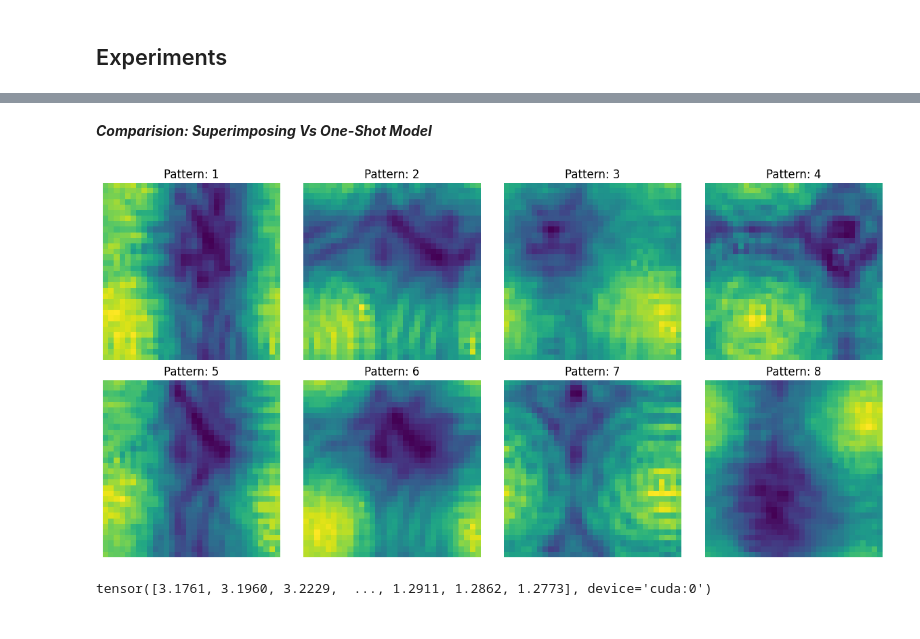
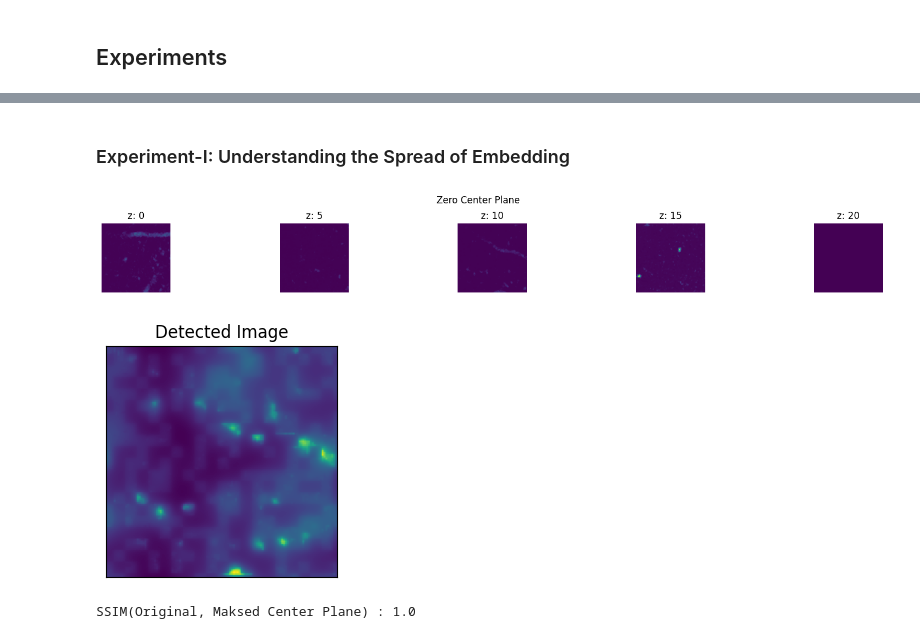
Before and after one commit to sanjith1999/FRIS, a Jupyter notebook: forward_model/forward_model.ipynb, the cells around one changed output, grey strips where cells are left out. Drawn from its saved outputs; the diff is of its cells as text; code cells hidden in the pictures.

```diff
--- a/forward_model/forward_model.ipynb
+++ b/forward_model/forward_model.ipynb
@@ -204,8 +133,12 @@ fm.show_images(rd.X[0].detach().cpu(),cols=7, titles=[f"Image {i}" for i in rang
-# %% [markdown]
-***Comparision: Superimposing Vs One-Shot Model***
-# %%
-fm.init_DMD_patterns(m=8, ep_dx__=ep_dx,ep_dy__=ep_dy,verbose=False)
-d_fm.extended_forward_model(rd.X, object_plane=0, verbose=True)
-# %% [output]
-[figure, removed]
-tensor([3.1761, 3.1960, 3.2229,  ..., 1.2911, 1.2862, 1.2773], device='cuda:0')
+# %% [markdown]
+### Experiment-I: Understanding the Spread of Embedding
+# %%
+X_e1 = rd.X.clone()
+X_e1[0,18:22,:,:] = 0
+vs.show_planes_z(X_e1.detach().cpu().numpy()[0,:,:,:],"Zero Center Plane",[0,5,10,15,20])
+det_img_e1=fm.forward_model(rd.X,verbose=1)
+print(f"SSIM(Original, Maksed Center Plane) : {ssim(det_img_orig.detach().cpu().float().numpy(),det_img_e1.detach().cpu().float().numpy(),data_range=1e-10)}")
+# %% [output]
+[figure, added]
+[figure, added]
+SSIM(Original, Maksed Center Plane) : 1.0
```
Also changed, not shown: parts of 30 cells of this notebook, 7 other files.
